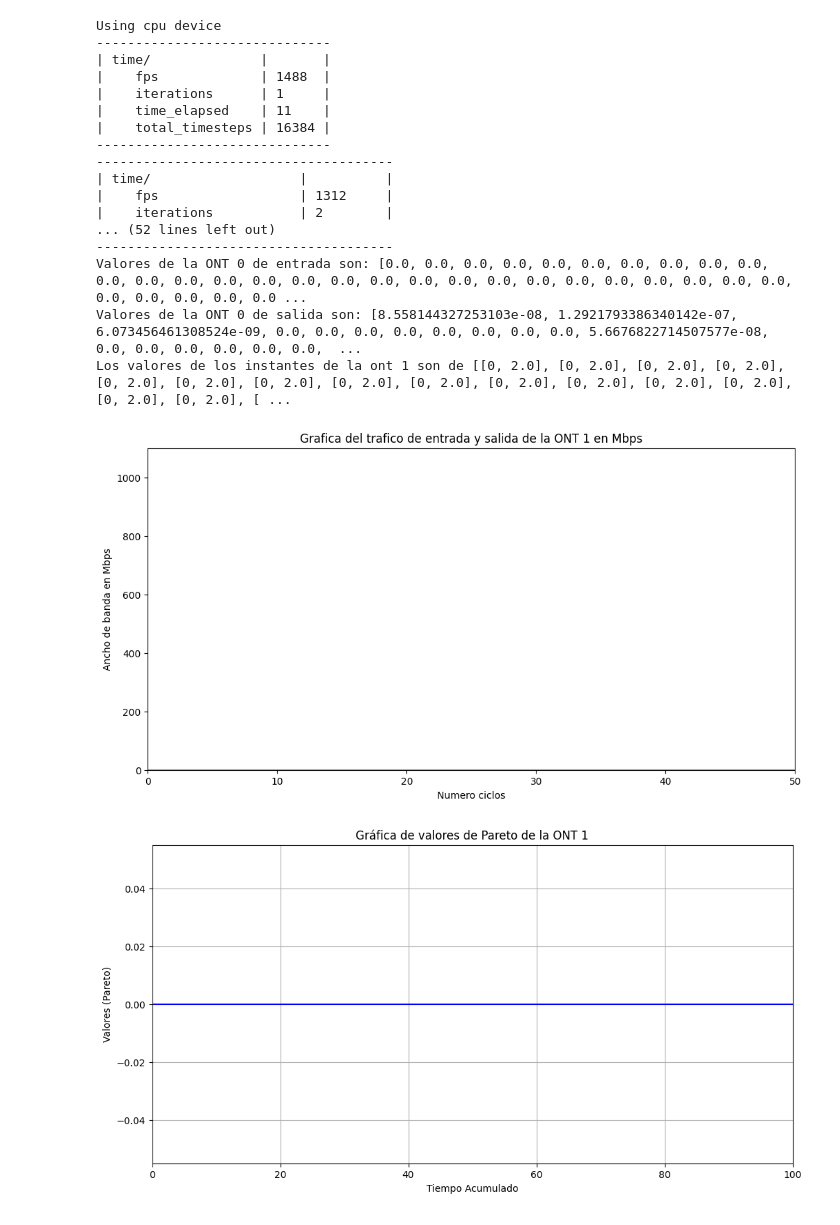
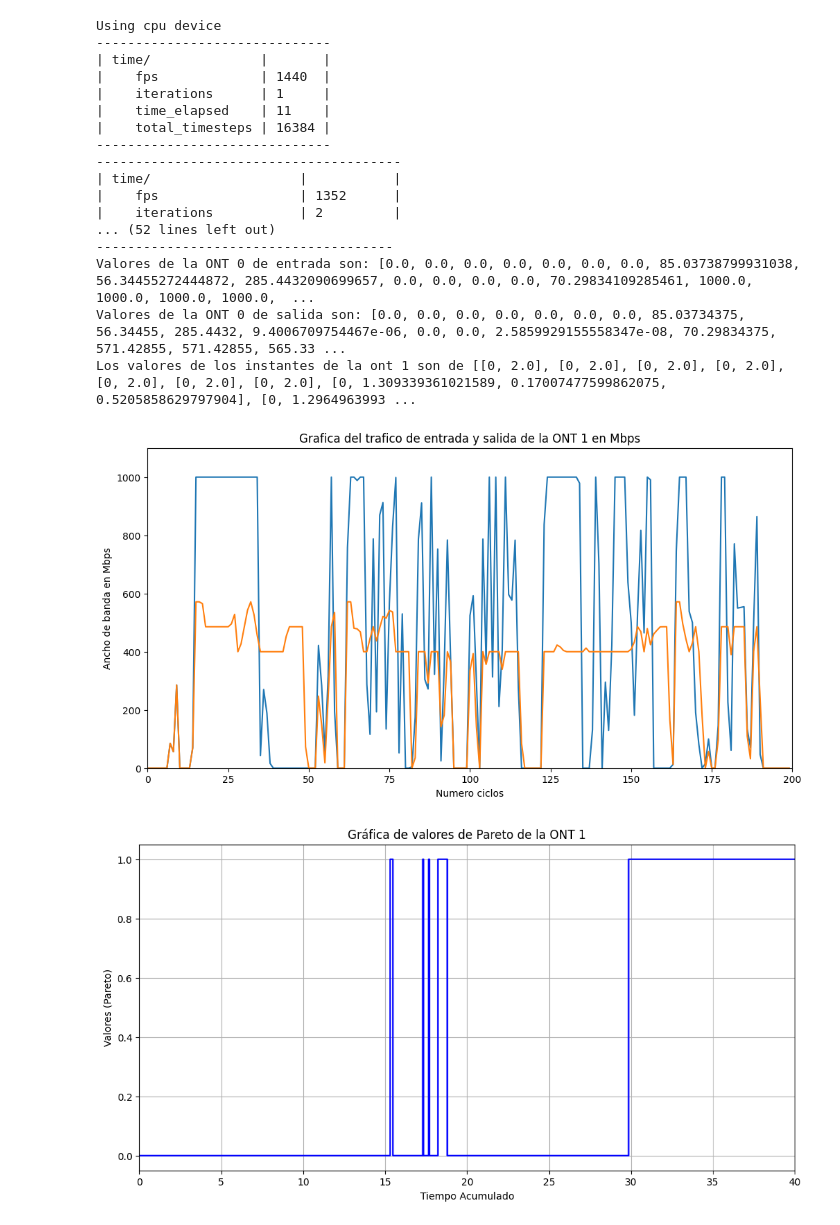
Before and after one commit to dpm1002/TFG-GII-Aprendizaje-por-refuerzo-Reinforcement-Learning-en-redes-opticas-pasivas, a Jupyter notebook: Redes opticas v2.0/script.ipynb, the cells around one changed output. Cells and saved outputs as stored; diff of their text form; code cells hidden in the pictures.

```diff
--- a/Redes opticas v2.0/script.ipynb
+++ b/Redes opticas v2.0/script.ipynb
@@ -87,7 +87,7 @@ def grafico_pareto(valores_instantes, ont):
     plt.xlabel('Tiempo Acumulado')
     plt.ylabel('Valores (Pareto)')
     plt.title(f'Gráfica de valores de Pareto de la ONT {ont+1}')
-    plt.xlim([0,100])
+    plt.xlim([0,n_ciclos/5])
     plt.grid(True)
     plt.show()
 
@@ -128,9 +128,12 @@ if __name__ == "__main__":
     #OLT Capacity
     OLT_Capacity=Vt*T
     #Velocidad de transmision contratada, lo ponemos a Vt/5 del Vt de la OLT inicialmente, lo que deberia de ser de maximo 2*10e8 lo que serian 200Mbps
-    Vt_contratada=Vt/5
+    Vt_contratada=6000000000
     #Maximo de bits que se pueden transmitir en un ciclo en cada ont por la limitacion de la velocidad contratada
     Max_bits_ONT=Vt_contratada*T
+    #Numero de ciclos que se van a ejecutar
+    n_ciclos=int(input("Cuantos ciclos quiere ver: "))
+
     # Vector con los entornos establecidos
     vec_env = DummyVecEnv([make_env(num_ont, Vt,Vt_contratada, rank=i, seed=42) for i in range(num_envs)])
 
@@ -177,9 +180,8 @@ if __name__ == "__main__":
         done = np.array([False]*num_envs)  # Inicializa 'done' para todos los entornos
         step_counter = 0  # Contador de steps para limitar a 100
 
-        while not done.all():
-            if step_counter >= 100:
-                break  # Romper el bucle si se alcanzan los 100 steps
+        while step_counter < n_ciclos:
+
 
             action, _states = model.predict(obs, deterministic=True)  # Usamos el modelo para predecir la acción
             obs, rewards, dones, info = vec_env.step(action)
@@ -223,7 +225,7 @@ if __name__ == "__main__":
 
     # Convertir list_transpuesta a un array NumPy y dividir por 0.002
     #0.002*1e6(transformacion de bps a Mbps)=20000
-    array_pendiente_transpuesta = np.array(list_pendiente_transpuesta) / 2000
+    array_pendiente_transpuesta = np.array(list_pendiente_transpuesta) / 1000000
 
     # Convertir array_transpuesta de vuelta a una lista de listas si es necesario
     list_pendiente_fin = array_pendiente_transpuesta.tolist()
@@ -249,7 +251,7 @@ if __name__ == "__main__":
         #Grafica del trafico de pareto de las redes
         plt.figure(figsize=(12, 6))
         plt.ylim(0,1100)
-        plt.xlim(0,50)
+        plt.xlim(0,n_ciclos)
         plt.xlabel('Numero ciclos')
         plt.ylabel('Ancho de banda en Mbps')
         plt.plot(list_valores_entrada[i], label=f'Grafica de la ONT {i+1}')
@@ -257,43 +259,43 @@ if __name__ == "__main__":
         plt.title(f'Grafica del trafico de entrada y salida de la ONT {i+1} en Mbps')
         plt.show()
 
         #Hacemos una funcion para la realizacion correcta de los valores para la grafica de pareto de ON y OFF de cada ONT
         grafico_pareto(valoresInstantes[i], i)
 
         #Grafica del trafico pendiente de la ont determinada
         plt.figure(figsize=(12, 6))
         print(maximo_pendiente[i])
         plt.ylim(0,maximo_pendiente[i])
-        plt.xlim(0,50)
+        plt.xlim(0,n_ciclos)
         plt.xlabel('Numero ciclos')
-        plt.ylabel('Ancho de banda en Mbps')
+        plt.ylabel('Tamaño de la cola en Mbits')
         plt.plot(list_pendiente_fin[i], label=f'Grafica del trafico pendiente de la ONT {i+1}')
-        plt.title(f'Grafica del trafico pendiente de la ONT {i+1} en Mbps')
+        plt.title(f'Grafica del trafico pendiente de la ONT {i+1} en Mbits en el ciclo determinado')
         plt.show()
 # %% [output]
 Pyarrow will become a required dependency of pandas in the next major release of pandas (pandas 3.0),
 (to allow more performant data types, such as the Arrow string type, and better interoperability with other libraries)
 but was not found to be installed on your system.
 If this would cause problems for you,
 please provide us feedback at https://github.com/pandas-dev/pandas/issues/54466
 
   import pandas as pd
 Using cpu device
 ------------------------------
 | time/              |       |
-|    fps             | 1488  |
+|    fps             | 1440  |
 |    iterations      | 1     |
 |    time_elapsed    | 11    |
 |    total_timesteps | 16384 |
 ------------------------------
---------------------------------------
-| time/                   |          |
-|    fps                  | 1312     |
-|    iterations           | 2        |
+---------------------------------------
+| time/                   |           |
+|    fps                  | 1352      |
+|    iterations           | 2         |
 ... (52 lines left out)
 --------------------------------------
-Valores de la ONT 0 de entrada son: [0.0, 0.0, 0.0, 0.0, 0.0, 0.0, 0.0, 0.0, 0.0, 0.0, 0.0, 0.0, 0.0, 0.0, 0.0, 0.0, 0.0, 0.0, 0.0, 0.0, 0.0, 0.0, 0.0, 0.0, 0.0, 0.0, 0.0, 0.0, 0.0, 0.0, 0.0, 0.0, 0.0 ...
-Valores de la ONT 0 de salida son: [8.558144327253103e-08, 1.2921793386340142e-07, 6.073456461308524e-09, 0.0, 0.0, 0.0, 0.0, 0.0, 0.0, 0.0, 0.0, 5.6676822714507577e-08, 0.0, 0.0, 0.0, 0.0, 0.0, 0.0,  ...
-Los valores de los instantes de la ont 1 son de [[0, 2.0], [0, 2.0], [0, 2.0], [0, 2.0], [0, 2.0], [0, 2.0], [0, 2.0], [0, 2.0], [0, 2.0], [0, 2.0], [0, 2.0], [0, 2.0], [0, 2.0], [0, 2.0], [0, 2.0], [ ...
+Valores de la ONT 0 de entrada son: [0.0, 0.0, 0.0, 0.0, 0.0, 0.0, 0.0, 85.03738799931038, 56.34455272444872, 285.4432090699657, 0.0, 0.0, 0.0, 0.0, 70.29834109285461, 1000.0, 1000.0, 1000.0, 1000.0,  ...
+Valores de la ONT 0 de salida son: [0.0, 0.0, 0.0, 0.0, 0.0, 0.0, 0.0, 85.03734375, 56.34455, 285.4432, 9.4006709754467e-06, 0.0, 0.0, 2.5859929155558347e-08, 70.29834375, 571.42855, 571.42855, 565.33 ...
+Los valores de los instantes de la ont 1 son de [[0, 2.0], [0, 2.0], [0, 2.0], [0, 2.0], [0, 2.0], [0, 2.0], [0, 2.0], [0, 1.309339361021589, 0.17007477599862075, 0.5205858629797904], [0, 1.2964963993 ...
-[figure, old version]
+[figure, new version]
-[figure, old version]
+[figure, new version]
```
Also changed, not shown: parts of 1 cell of this notebook, 1 other file.
